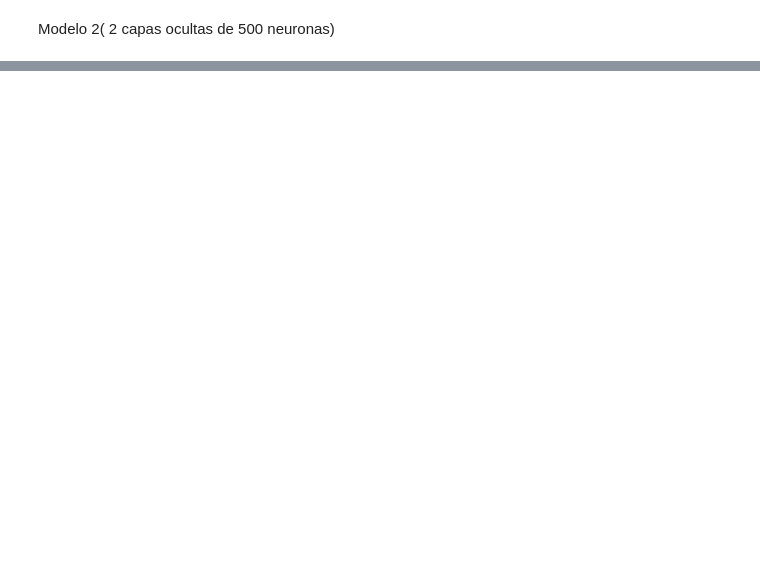
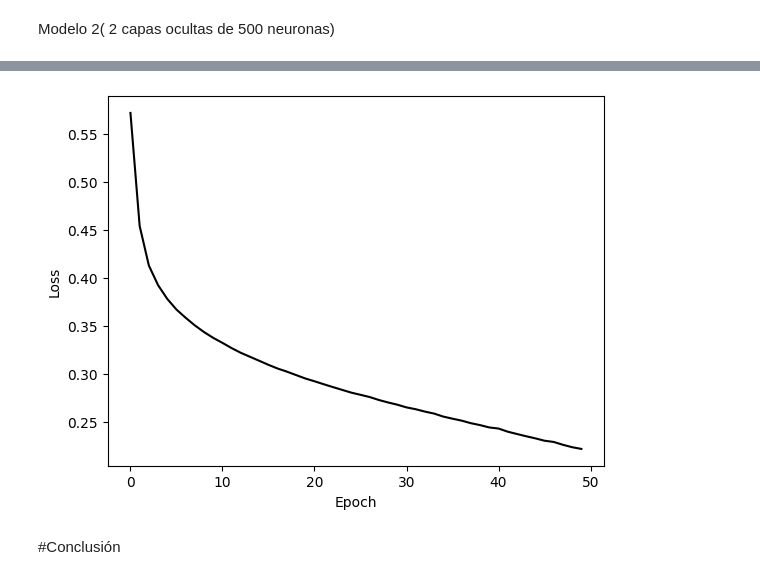
Before and after one commit to DCI-alxogm/ml2023-David-Nicolas364, a Jupyter notebook: Proyecto:final/Proyecto_final_ML.ipynb, the cells around one changed output, grey strips where cells are left out. Saved outputs shown, nothing was run; the diff lists cells and outputs as text; code cells hidden in the pictures; blank space fills up the shorter version.

```diff
--- a/Proyecto:final/Proyecto_final_ML.ipynb
+++ b/Proyecto:final/Proyecto_final_ML.ipynb
@@ -489,0 +546,12 @@ plt.show()
+# %%
+tf.random.set_seed(1234)
+model4 = Sequential([
+  tf.keras.Input(shape=(x_train.shape[1])),
+  Dense(1000, activation='relu'),
+  Dense(1000, activation='relu'),
+  Dense(1,activation='sigmoid')
+])
+# %%
+model4.compile(optimizer='sgd', loss = tf.keras.losses.BinaryCrossentropy(), metrics=['accuracy'])
+# %%
+historial4 = model4.fit(x_train, y_train, epochs = 50)
@@ -489,0 +583,9 @@ plt.show()
+# %%
+plt.plot(historial4.history['loss'], color = 'black')
+plt.xlabel('Epoch')
+plt.ylabel('Loss')
+plt.show()
+# %% [output]
+[figure, added]
+# %% [markdown]
+#Conclusión
```
Also changed, not shown: parts of 21 cells of this notebook.
